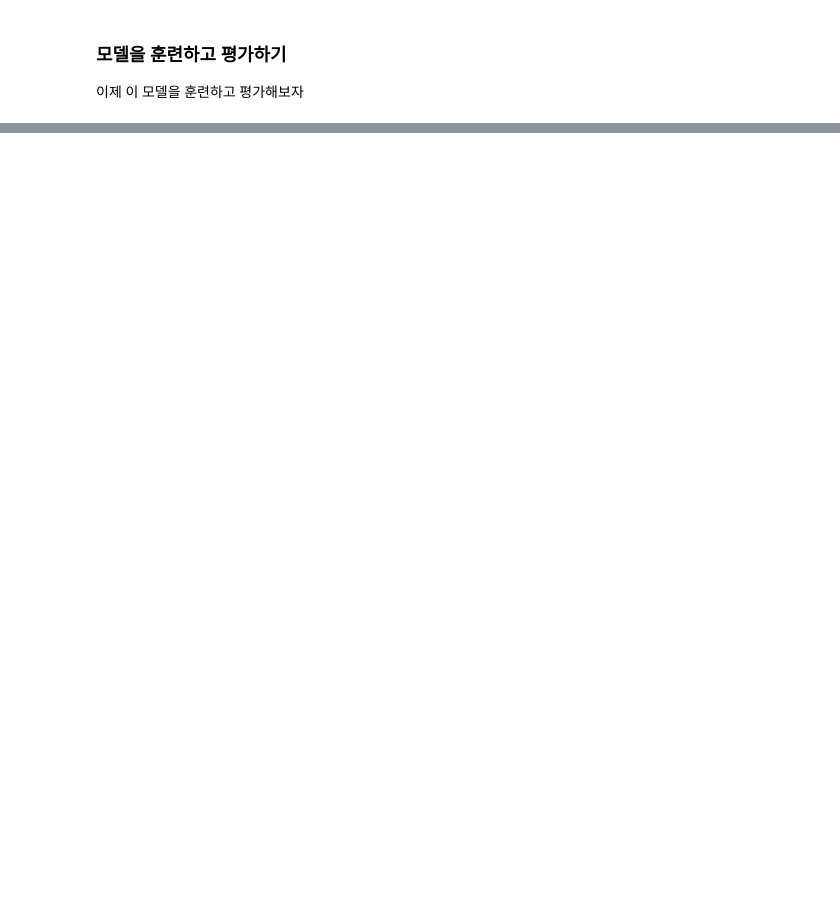
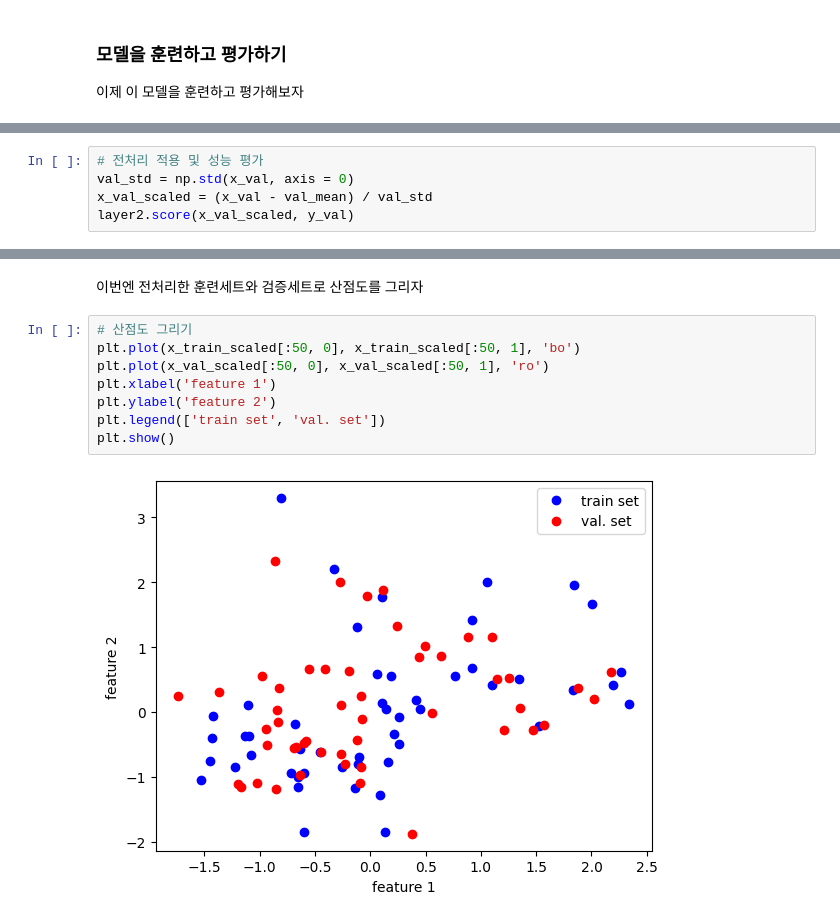
Before and after one commit to Tarel-Github/Artificial_Intelligence_practice, a Jupyter notebook: 02. Doit_DeepLearning/3-1. 훈련노하우: 검증세트를 나누기와 전처리과정.ipynb, the cells around one changed output, grey strips where cells are left out. Drawn from its saved outputs; the diff is of its cells as text; blank space fills up the shorter version.

```diff
--- a/02. Doit_DeepLearning/3-1. 훈련노하우: 검증세트를 나누기와 전처리과정.ipynb
+++ b/02. Doit_DeepLearning/3-1. 훈련노하우: 검증세트를 나누기와 전처리과정.ipynb
@@ -224,0 +304,5 @@ AttributeError: ignored
+# %%
+# 전처리 적용 및 성능 평가
+val_std = np.std(x_val, axis = 0)
+x_val_scaled = (x_val - val_mean) / val_std
+layer2.score(x_val_scaled, y_val)
@@ -224,0 +331,12 @@ AttributeError: ignored
+# %% [markdown]
+이번엔 전처리한 훈련세트와 검증세트로 산점도를 그리자
+# %%
+# 산점도 그리기
+plt.plot(x_train_scaled[:50, 0], x_train_scaled[:50, 1], 'bo')
+plt.plot(x_val_scaled[:50, 0], x_val_scaled[:50, 1], 'ro')
+plt.xlabel('feature 1')
+plt.ylabel('feature 2')
+plt.legend(['train set', 'val. set'])
+plt.show()
+# %% [output]
+[figure, added]
```
Also changed, not shown: parts of 21 cells of this notebook, 1 other file.
